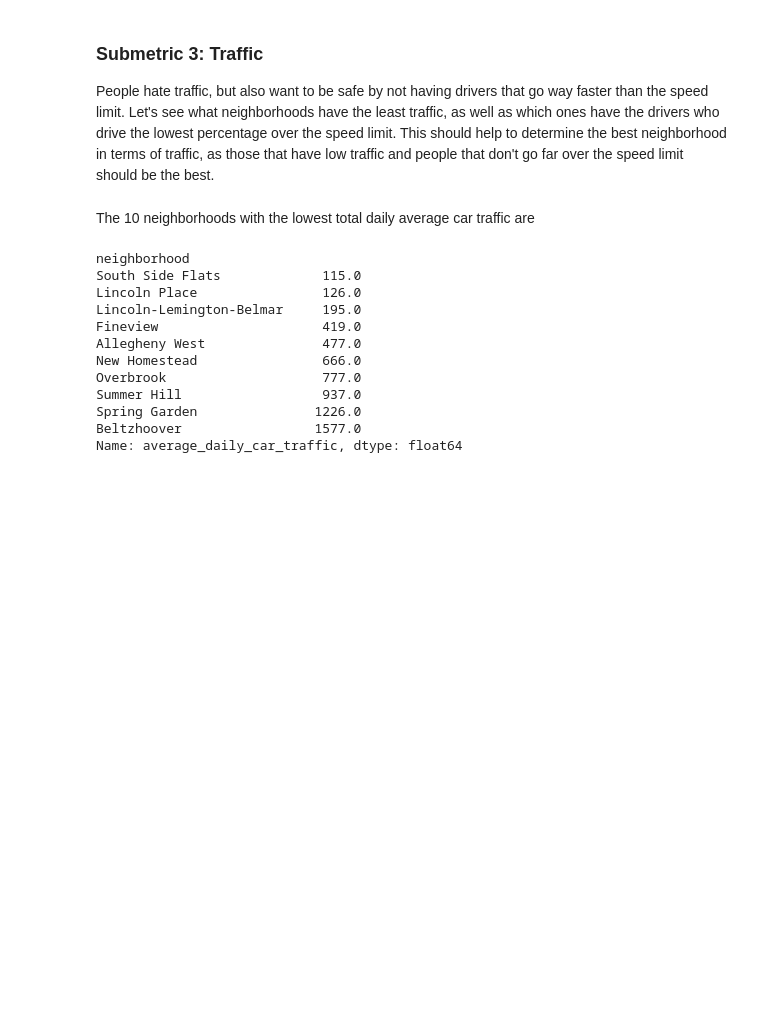
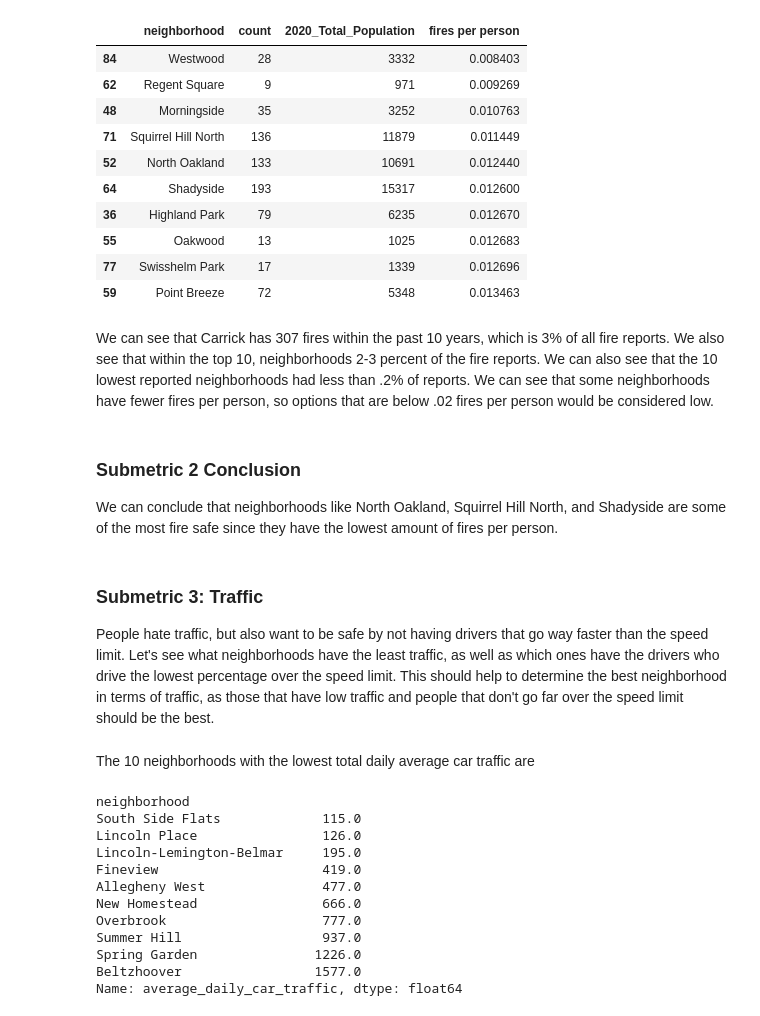
Before and after one commit to benj210003/cmpinf0010_final, a Jupyter notebook: Shared.ipynb, the cells around one changed output. Drawn from its saved outputs; the diff is of its cells as text; code cells hidden in the pictures; blank space fills up the shorter version.

```diff
--- a/Shared.ipynb
+++ b/Shared.ipynb
@@ -7,0 +105,6 @@ population = pd.read_csv("data/population.csv", sep=",")
+# %%
+fire['alarm_time'] = pd.to_datetime(fire['alarm_time'])
+lowest_date = fire['alarm_time'].min()
+highest_date = fire['alarm_time'].max()
+print(f"Our start date is {lowest_date}")
+print(f"Our end date is {highest_date}")
@@ -7,0 +114,4 @@ population = pd.read_csv("data/population.csv", sep=",")
+# %%
+# Total number of smart containers
+total_count = fire.shape[0]
+print(f"There were {total_count} fire calls")
@@ -7,0 +120,3 @@ population = pd.read_csv("data/population.csv", sep=",")
+# %%
+neighborhood_counts = fire.groupby('neighborhood').size().reset_index(name='count')
+neighborhood_counts.sort_values(by='count', ascending=False).head(10)
@@ -7,0 +149,3 @@ population = pd.read_csv("data/population.csv", sep=",")
+# %%
+neighborhood_counts['percentage'] = round((neighborhood_counts['count'] / total_count), 4) * 100
+neighborhood_counts.sort_values(by='count', ascending=False).head(10)
@@ -8,3 +178,27 @@ population = pd.read_csv("data/population.csv", sep=",")
+# %%
+merged = pd.merge(neighborhood_counts, population, left_on='neighborhood', right_on='Neighborhood', how='inner')
+
+merged['fires per person'] = round(merged['count']/merged['2020_Total_Population'], 6)
+merged.sort_values(by='fires per person')
+merged[['neighborhood','count','2020_Total_Population','fires per person']].sort_values(by='fires per person').head(10)
+# %% [output]
+|  | neighborhood | count | 2020_Total_Population | fires per person |
+| 84 | Westwood | 28 | 3332 | 0.008403 |
+| 62 | Regent Square | 9 | 971 | 0.009269 |
+| 48 | Morningside | 35 | 3252 | 0.010763 |
+| 71 | Squirrel Hill North | 136 | 11879 | 0.011449 |
+| 52 | North Oakland | 133 | 10691 | 0.012440 |
+| 64 | Shadyside | 193 | 15317 | 0.012600 |
+| 36 | Highland Park | 79 | 6235 | 0.012670 |
+| 55 | Oakwood | 13 | 1025 | 0.012683 |
+| 77 | Swisshelm Park | 17 | 1339 | 0.012696 |
+| 59 | Point Breeze | 72 | 5348 | 0.013463 |
+# %% [markdown]
+We can see that Carrick has 307 fires within the past 10 years, which is 3% of all fire reports. We also see that within the top 10, neighborhoods 2-3 percent of the fire reports. We can also see that the 10 lowest reported neighborhoods had less than .2% of reports. We can see that some neighborhoods have fewer fires per person, so options that are below .02 fires per person would be considered low.
+# %% [markdown]
+### Submetric 2 Conclusion
+
+We can conclude that neighborhoods like North Oakland, Squirrel Hill North, and Shadyside are some of the most fire safe since they have the lowest amount of fires per person.
 # %% [markdown]
 ### Submetric 3: Traffic
 
```
Also changed, not shown: parts of 21 cells of this notebook.
